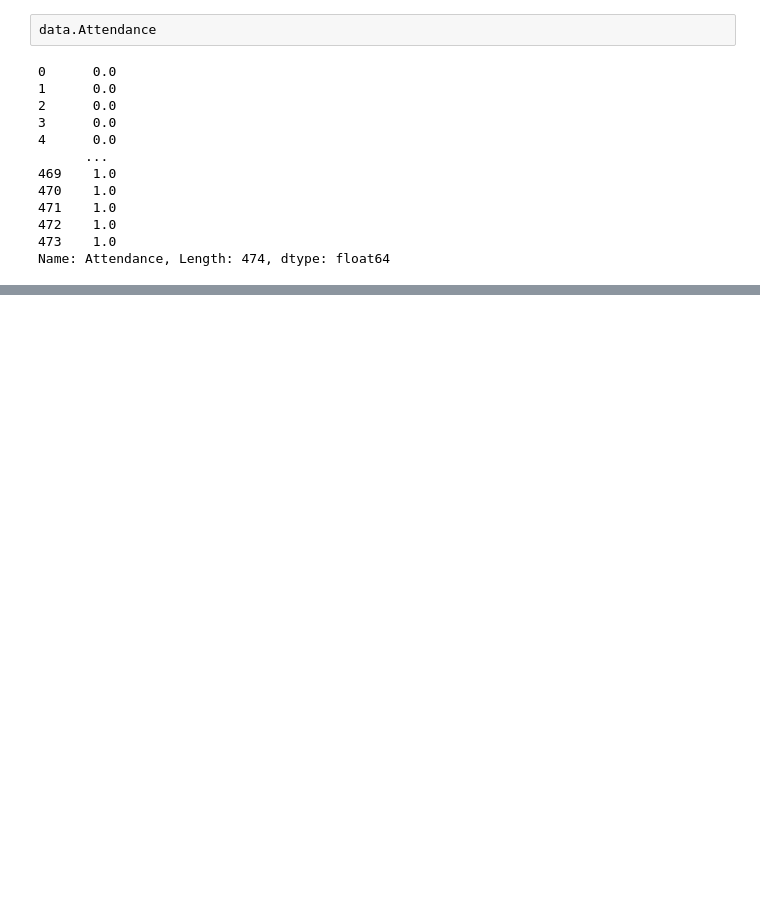
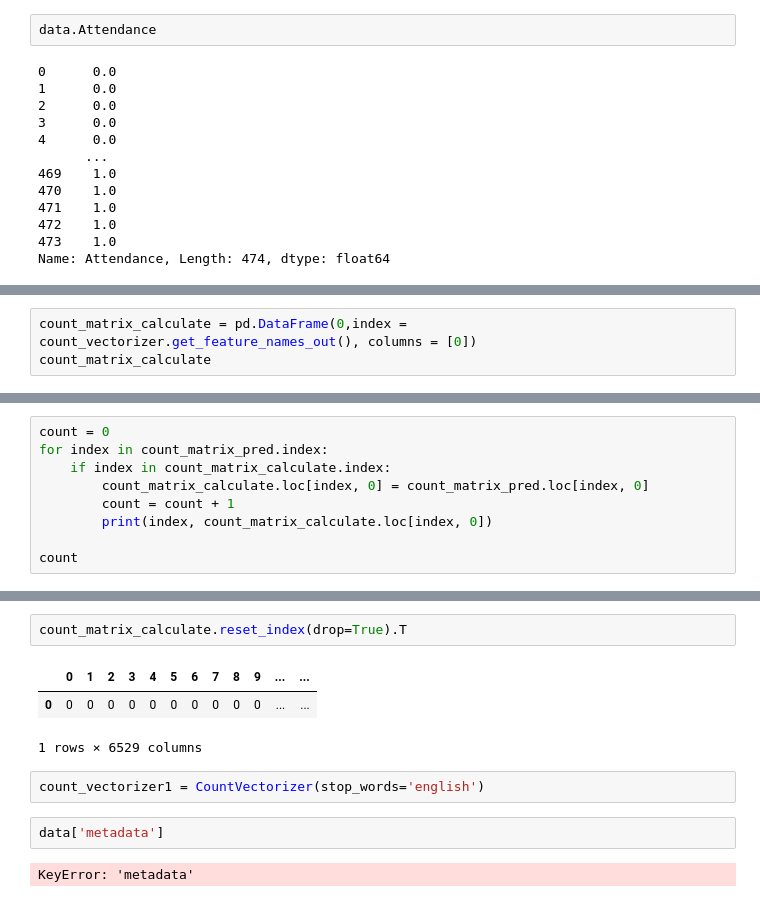
Before and after one commit to Shubhi-Varshney/data_bpm, a Jupyter notebook: notebooks/yulia_bpm_explore2.ipynb, the cells around one changed output, grey strips where cells are left out. Cells and saved outputs as stored; diff of their text form; blank space fills up the shorter version.

```diff
--- a/notebooks/yulia_bpm_explore2.ipynb
+++ b/notebooks/yulia_bpm_explore2.ipynb
@@ -499,0 +750,3 @@ Name: Attendance, Length: 474, dtype: float64
+# %%
+count_matrix_calculate = pd.DataFrame(0,index = count_vectorizer.get_feature_names_out(), columns = [0])
+count_matrix_calculate
@@ -499,0 +767,9 @@ Name: Attendance, Length: 474, dtype: float64
+# %%
+count = 0
+for index in count_matrix_pred.index:
+    if index in count_matrix_calculate.index:
+        count_matrix_calculate.loc[index, 0] = count_matrix_pred.loc[index, 0]
+        count = count + 1
+        print(index, count_matrix_calculate.loc[index, 0])
+
+count
@@ -499,0 +811,12 @@ Name: Attendance, Length: 474, dtype: float64
+# %%
+count_matrix_calculate.reset_index(drop=True).T
+# %% [output]
+|  | 0 | 1 | 2 | 3 | 4 | 5 | 6 | 7 | 8 | 9 | ... | ... |
+| 0 | 0 | 0 | 0 | 0 | 0 | 0 | 0 | 0 | 0 | 0 | ... | ... |
+1 rows × 6529 columns
+# %%
+count_vectorizer1 = CountVectorizer(stop_words='english')
+# %%
+data['metadata']
+# %% [output]
+KeyError: 'metadata'
```
Also changed, not shown: parts of 24 cells of this notebook, 5 other files.
